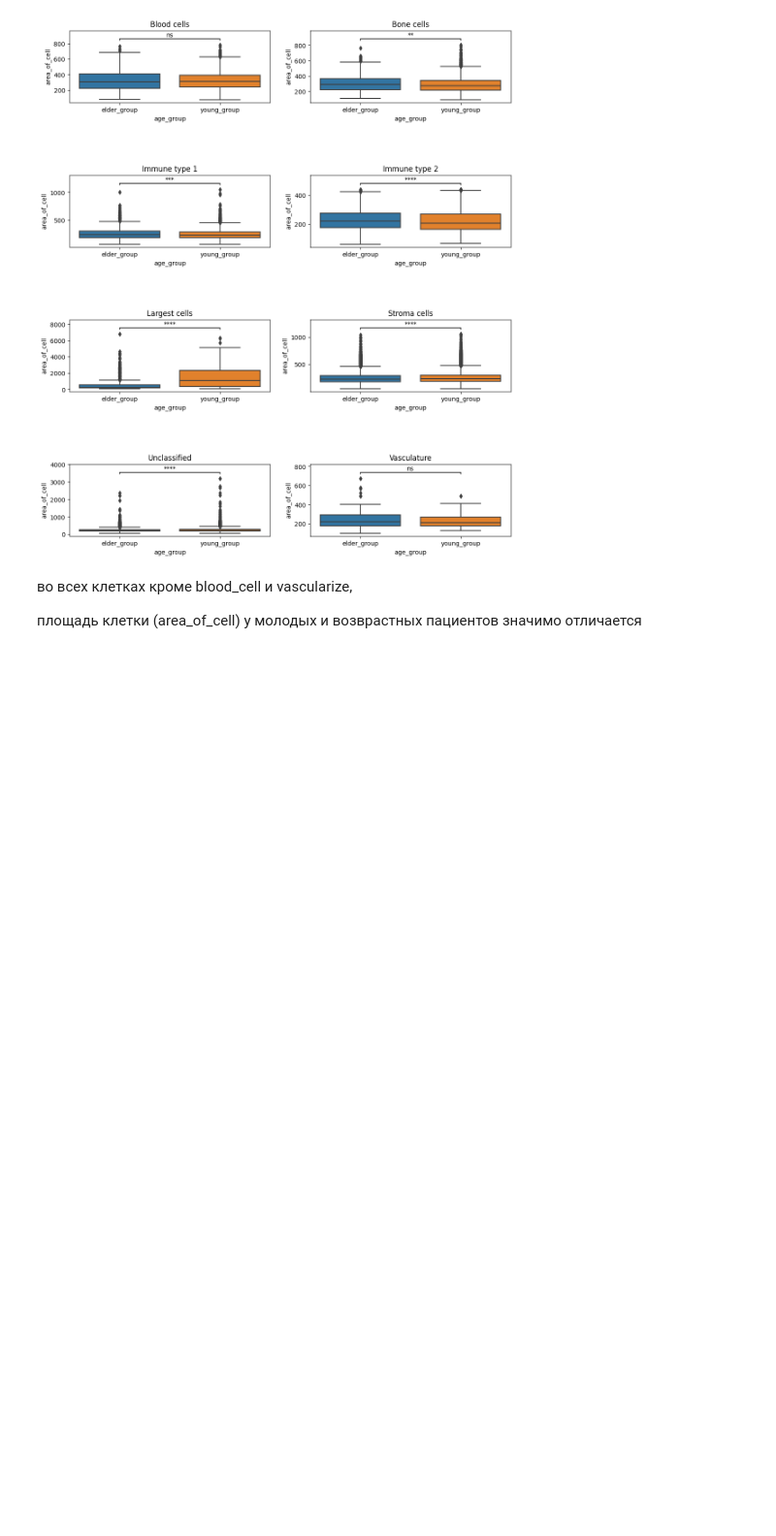
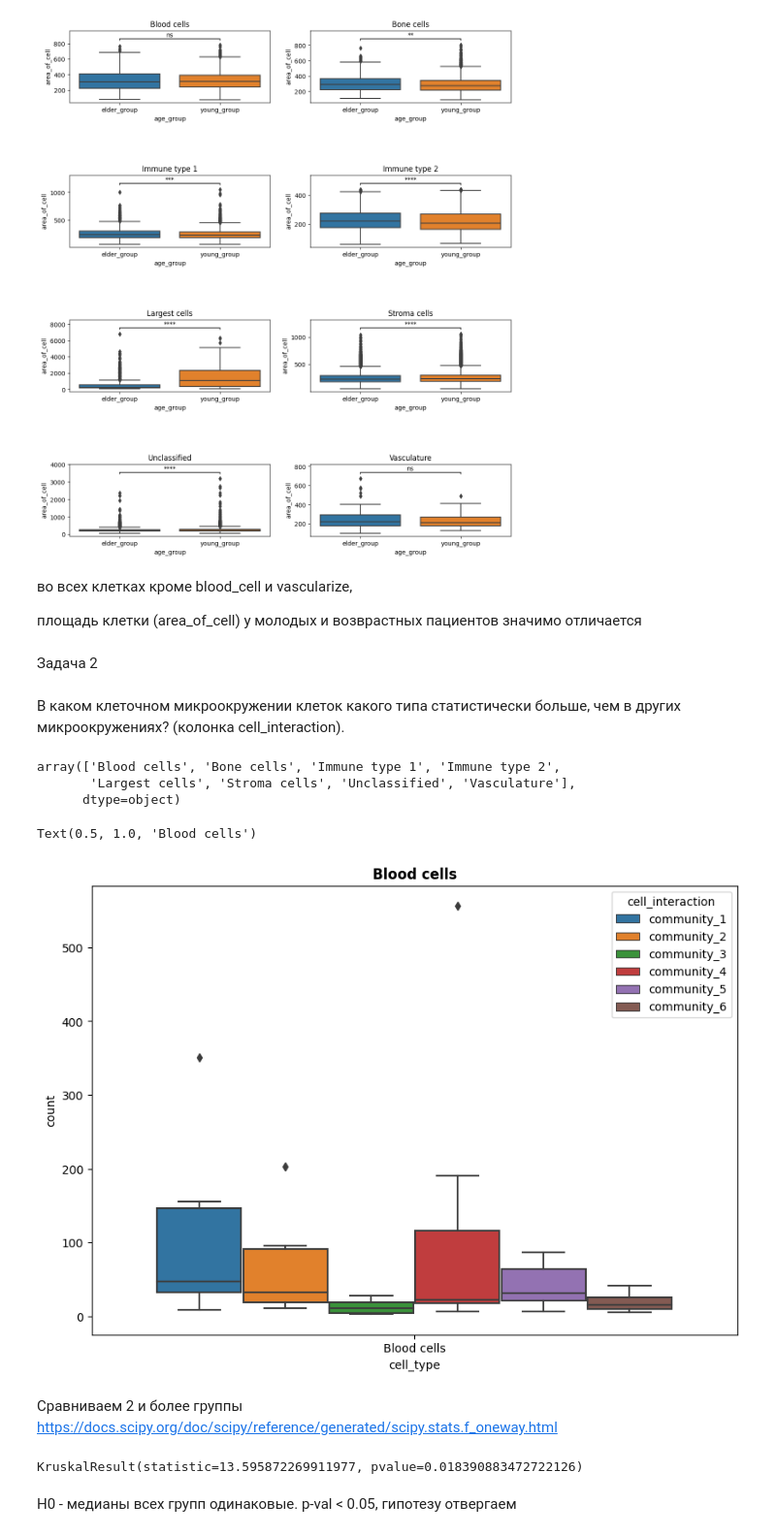
Before and after one commit to MarinaGrad/SF-data-science22, a Jupyter notebook: homework/Community_ dataset/HW4_MG.ipynb, the cells around one changed output. Shown at 97% size. Saved outputs shown, nothing was run; the diff lists cells and outputs as text; code cells hidden in the pictures; blank space fills up the shorter version.

```diff
--- a/homework/Community_ dataset/HW4_MG.ipynb
+++ b/homework/Community_ dataset/HW4_MG.ipynb
@@ -79,3 +105,49 @@ from statannotations.Annotator import Annotator
 from itertools import combinations
 # %%
 order = community_dataset['age_group'].unique()
+# %% [markdown]
+Задача 2
+# %% [markdown]
+В каком клеточном микроокружении клеток какого типа статистически больше, чем в других микроокружениях? (колонка cell_interaction).
+# %%
+df_interaction = community_dataset[['cell_interaction',
+                   'case_id',
+                   'cell_type', 'area_of_cell']].groupby(by=['cell_interaction',
+                                         'case_id',
+                                         'cell_type']).count().reset_index().rename({'area_of_cell' : 'count'}, axis=1)
+
+df_interaction
+# %%
+cell_types = df_interaction['cell_type'].unique()
+cell_types
+# %% [output]
+array(['Blood cells', 'Bone cells', 'Immune type 1', 'Immune type 2',
+       'Largest cells', 'Stroma cells', 'Unclassified', 'Vasculature'],
+      dtype=object)
+# %%
+blood_cells = df_interaction[df_interaction['cell_type'] == 'Blood cells']
+blood_cells
+# %%
+fig, ax = plt.subplots()
+fig.set_size_inches(10,7)
+
+sns.boxplot(x=blood_cells['cell_type'], y=blood_cells['count'], hue = blood_cells['cell_interaction'])
+ax.set_title('Blood cells', fontweight='bold')
+# %% [output]
+Text(0.5, 1.0, 'Blood cells')
+[figure, added]
+# %% [markdown]
+Сравниваем 2 и более группы
+https://docs.scipy.org/doc/scipy/reference/generated/scipy.stats.f_oneway.html
+# %%
+stats.kruskal(blood_cells[blood_cells['cell_interaction'] == 'community_1']['count'],
+              blood_cells[blood_cells['cell_interaction'] == 'community_2']['count'],
+              blood_cells[blood_cells['cell_interaction'] == 'community_3']['count'],
+              blood_cells[blood_cells['cell_interaction'] == 'community_4']['count'],
+              blood_cells[blood_cells['cell_interaction'] == 'community_5']['count'],
+              blood_cells[blood_cells['cell_interaction'] == 'community_6']['count']
+                )
+# %% [output]
+KruskalResult(statistic=13.595872269911977, pvalue=0.018390883472722126)
+# %% [markdown]
+H0 - медианы всех групп одинаковые. p-val < 0.05, гипотезу отвергаем
```
Also changed, not shown: parts of 16 cells of this notebook.
